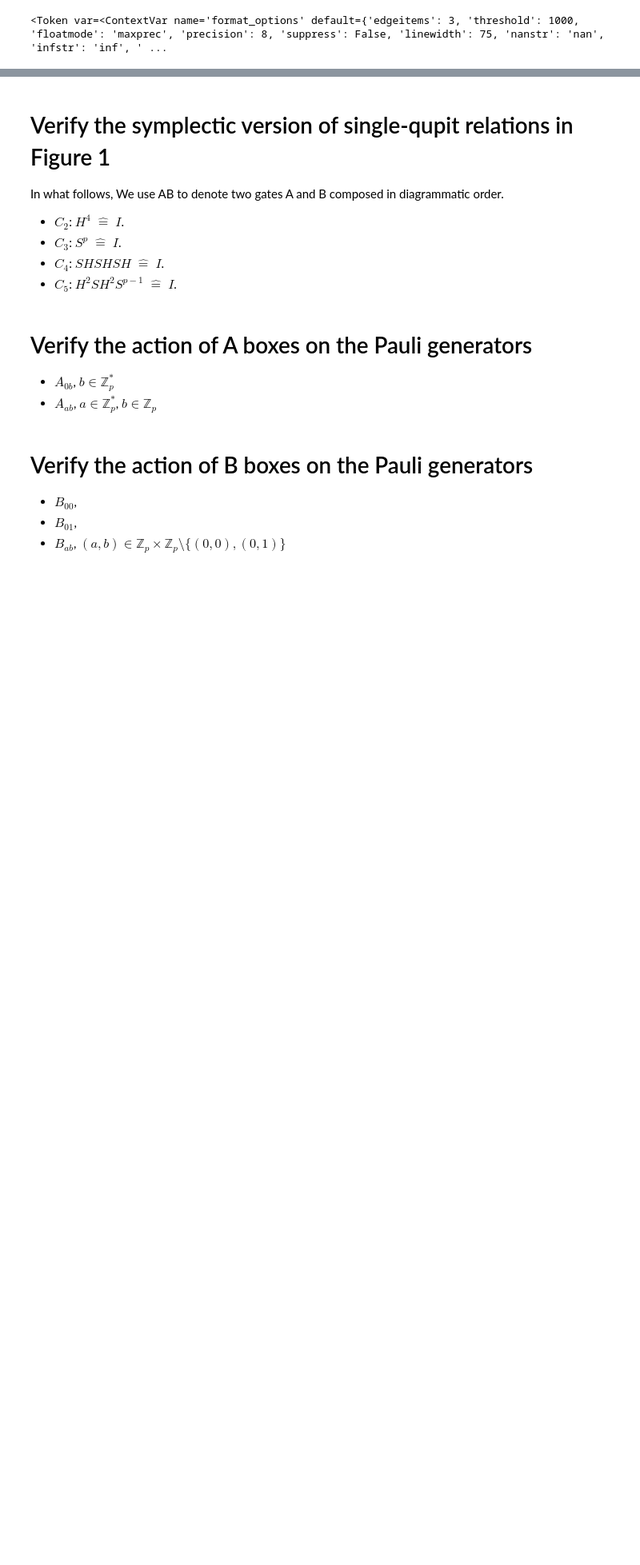
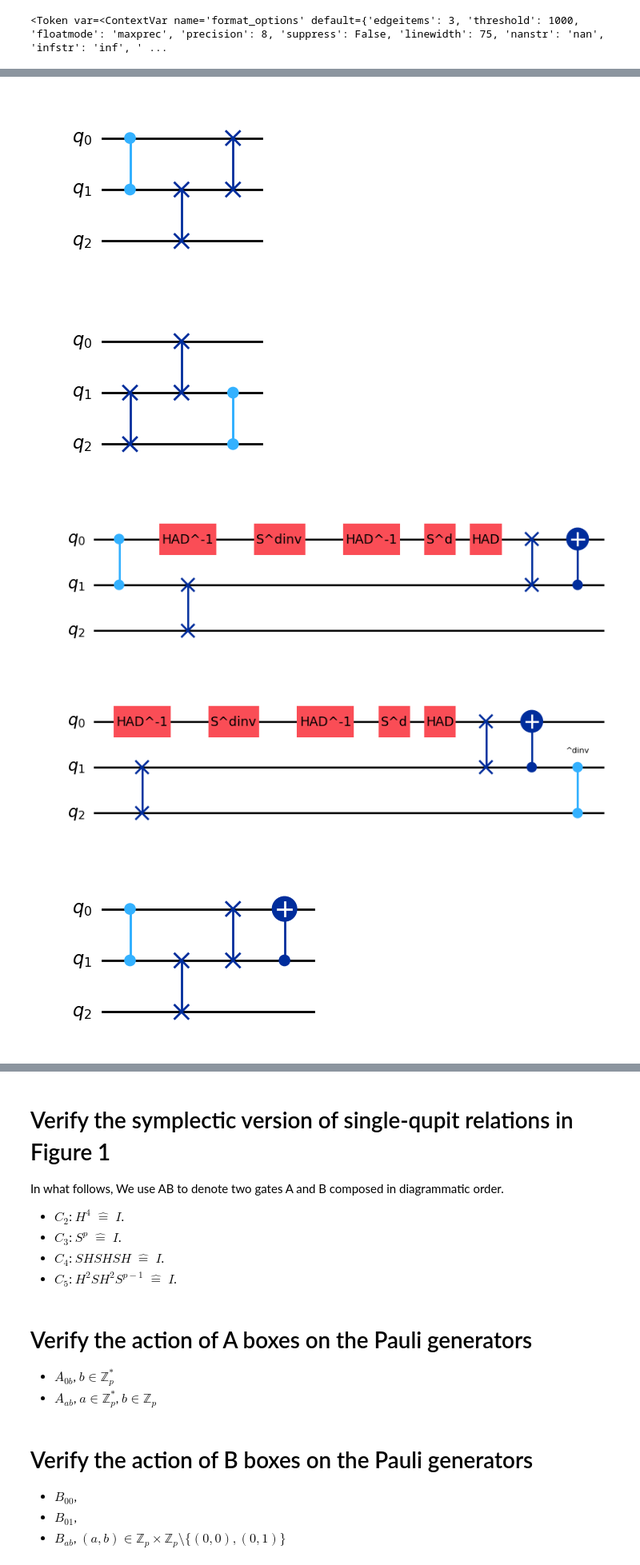
Before and after one commit to SarahMMMLi/QuditClifford, a Jupyter notebook: notebooks/BoxRelation-Soundness.ipynb, the cells around one changed output, grey strips where cells are left out. Shown at 80% size. Saved outputs shown, nothing was run; the diff lists cells and outputs as text; code cells hidden in the pictures; blank space fills up the shorter version.

Commit message:
Added new box relations

```diff
--- a/notebooks/BoxRelation-Soundness.ipynb
+++ b/notebooks/BoxRelation-Soundness.ipynb
@@ -16,7 +16,7 @@ import dizx
 from dizx import Edge
 from dizx import clifford_simplifier as simp
 Phase = dizx.CliffordPhase
-d = 3
+# d = 3
 Z = dizx.VertexType.Z
 X = dizx.VertexType.X
 # %%
@@ -243,0 +621,8 @@ def compare_matrices3(m1: Matrix, m2: Matrix, modulus: int = 0):
+# %%
+generate_3q_CZ_BB_box_relations(23)
+# %% [output]
+[figure, added]
+[figure, added]
+[figure, added]
+[figure, added]
+[figure, added]
```
Also changed, not shown: parts of 21 cells of this notebook, 20 other files.
